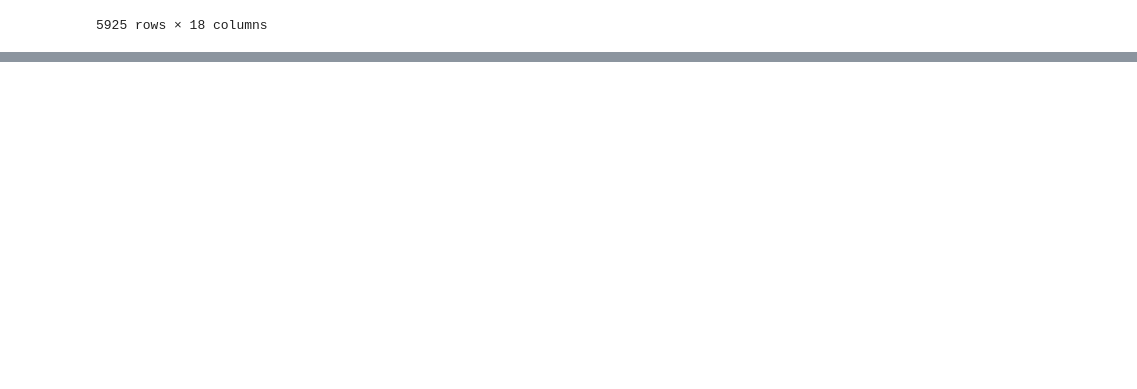
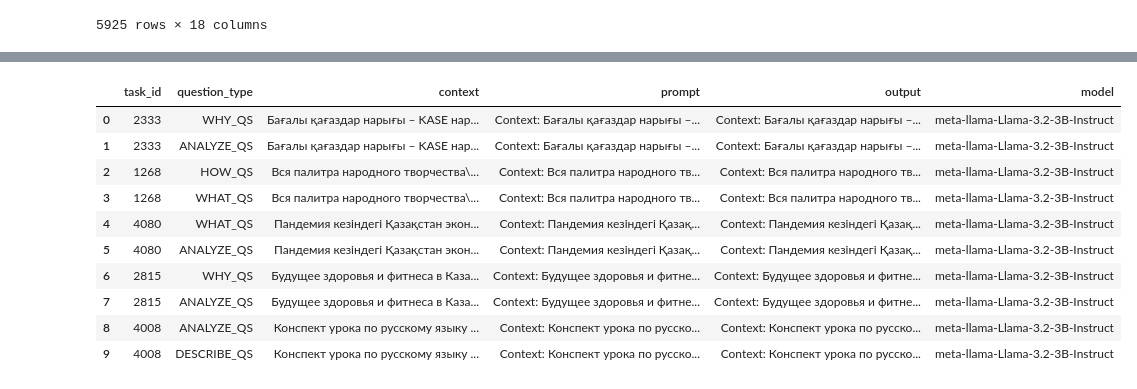
Before and after one commit to horde-research/Kaz-Offline-Arena, a Jupyter notebook: eda.ipynb, the cells around one changed output, grey strips where cells are left out. Drawn from its saved outputs; the diff is of its cells as text; code cells hidden in the pictures; blank space fills up the shorter version.

Commit message:
Change output

```diff
--- a/eda.ipynb
+++ b/eda.ipynb
@@ -40,3 +40,6 @@ df
 | 7797 | 7827 | 310a4be3-1d24-44ff-ae59-123e80c078c0 | Жекпе-жек (батырлар айқасы) | Жекпе-жек (батырлар айқасы) | Жекпе-жек (батырлар айқасы) | wiki parsing | Жекпе-жек – майдандағы үлкен шайқ... | Неліктен жекпе-жек көшпелі халықт... | Жекпе-жек мақсаттары қандай болды... | Жекпе-жекке қатысушылар қалай таң... | ... |
 | 7798 | 7828 | 14bc9dfd-59a2-4170-ba84-fe80a4821f0e | Тәуелсіз Қазақстан тарихы | Тәуелсіз Қазақстан тарихы | Тәуелсіз Қазақстан тарихы | wiki parsing | Тәуелсіз Қазақстан тарихы — Қазақ... | Қазақстан неліктен ядролық қаруда... | Тәуелсіздік алғаннан кейін Қазақс... | Қазақстан қалай көпвекторлы сыртқ... | ... |
 5925 rows × 18 columns
+# %%
+df1 = pd.read_json("inference_results_a8d0feb0_20250311-173055.json")
+df2 = pd.read_json("inference_results_fcd424a4_20250311-173703.json")
@@ -42,0 +60,14 @@ df
+# %%
+df2
+# %% [output]
+|  | task_id | question_type | context | prompt | output | model |
+| 0 | 2333 | WHY_QS | Бағалы қағаздар нарығы – KASE нар... | Context: Бағалы қағаздар нарығы –... | Context: Бағалы қағаздар нарығы –... | meta-llama-Llama-3.2-3B-Instruct |
+| 1 | 2333 | ANALYZE_QS | Бағалы қағаздар нарығы – KASE нар... | Context: Бағалы қағаздар нарығы –... | Context: Бағалы қағаздар нарығы –... | meta-llama-Llama-3.2-3B-Instruct |
+| 2 | 1268 | HOW_QS | Вся палитра народного творчества\... | Context: Вся палитра народного тв... | Context: Вся палитра народного тв... | meta-llama-Llama-3.2-3B-Instruct |
+| 3 | 1268 | WHAT_QS | Вся палитра народного творчества\... | Context: Вся палитра народного тв... | Context: Вся палитра народного тв... | meta-llama-Llama-3.2-3B-Instruct |
+| 4 | 4080 | WHAT_QS | Пандемия кезіндегі Қазақстан экон... | Context: Пандемия кезіндегі Қазақ... | Context: Пандемия кезіндегі Қазақ... | meta-llama-Llama-3.2-3B-Instruct |
+| 5 | 4080 | ANALYZE_QS | Пандемия кезіндегі Қазақстан экон... | Context: Пандемия кезіндегі Қазақ... | Context: Пандемия кезіндегі Қазақ... | meta-llama-Llama-3.2-3B-Instruct |
+| 6 | 2815 | WHY_QS | Будущее здоровья и фитнеса в Каза... | Context: Будущее здоровья и фитне... | Context: Будущее здоровья и фитне... | meta-llama-Llama-3.2-3B-Instruct |
+| 7 | 2815 | ANALYZE_QS | Будущее здоровья и фитнеса в Каза... | Context: Будущее здоровья и фитне... | Context: Будущее здоровья и фитне... | meta-llama-Llama-3.2-3B-Instruct |
+| 8 | 4008 | ANALYZE_QS | Конспект урока по русскому языку ... | Context: Конспект урока по русско... | Context: Конспект урока по русско... | meta-llama-Llama-3.2-3B-Instruct |
+| 9 | 4008 | DESCRIBE_QS | Конспект урока по русскому языку ... | Context: Конспект урока по русско... | Context: Конспект урока по русско... | meta-llama-Llama-3.2-3B-Instruct |
```
Also changed, not shown: parts of 1 cell of this notebook, 1 other file.
